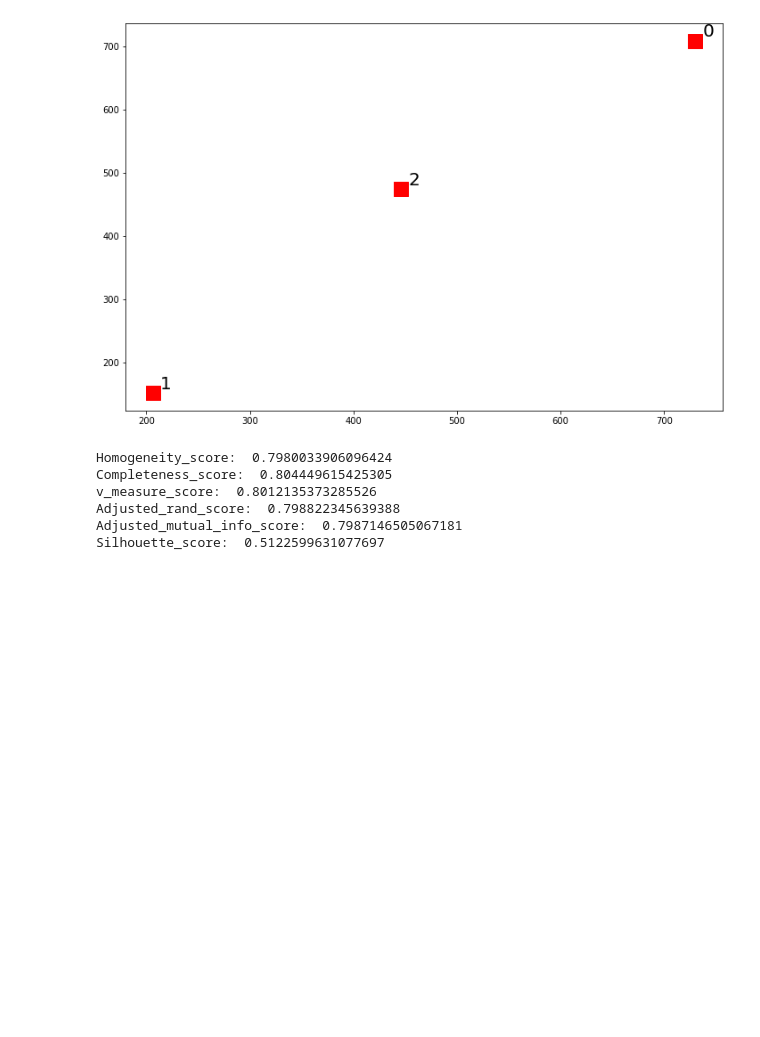
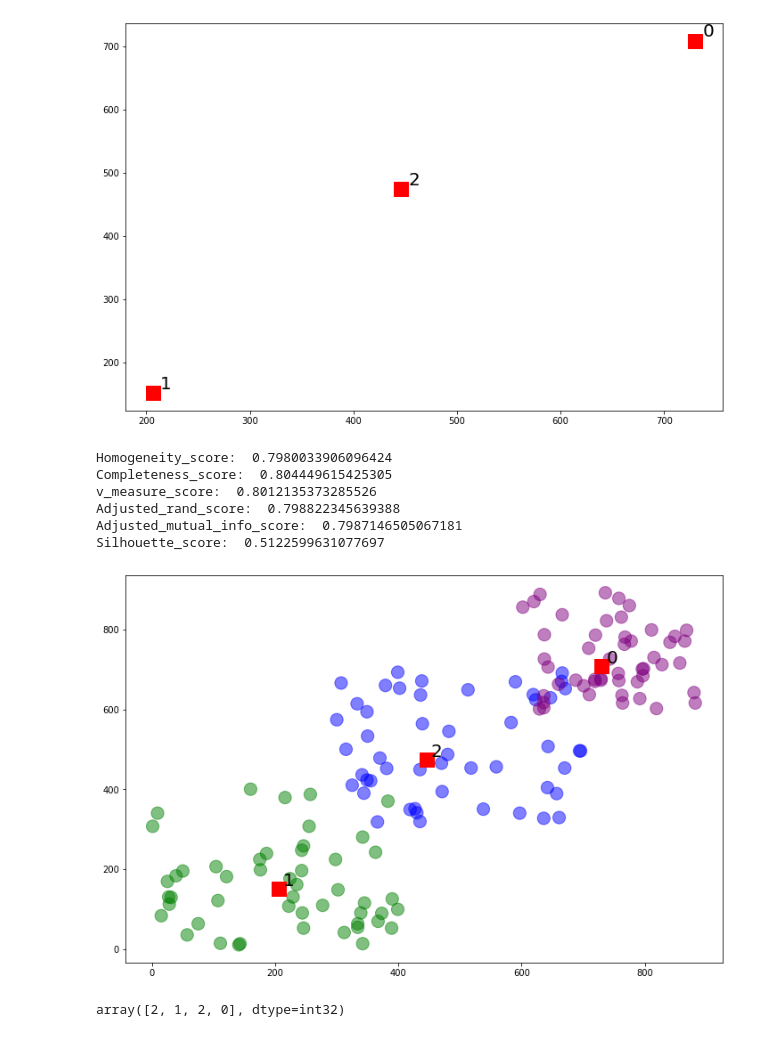
Before and after one commit to Arjunkalidas/data-scientifico, a Jupyter notebook: SimpleKMeansClustering_RandomData.ipynb, the cells around one changed output. Saved outputs shown, nothing was run; the diff lists cells and outputs as text; code cells hidden in the pictures; blank space fills up the shorter version.

```diff
--- a/SimpleKMeansClustering_RandomData.ipynb
+++ b/SimpleKMeansClustering_RandomData.ipynb
@@ -142,3 +160,17 @@ v_measure_score:  0.8012135373285526
 Adjusted_rand_score:  0.798822345639388
 Adjusted_mutual_info_score:  0.7987146505067181
 Silhouette_score:  0.5122599631077697
+# %%
+colors = ['green', 'blue', 'purple']
+
+plt.figure(figsize=(12,8))
+
+plt.scatter(df['data_x'], df['data_y'], c=df['labels'], s=200, cmap=matplotlib.colors.ListedColormap(colors),
+           alpha=0.5)
+
+plt.scatter(centroids[:,0], centroids[:,1], c='r', s=250, marker='s')
+
+for i in range(len(centroids)):
+    plt.annotate(i, (centroids[i][0] + 7, centroids[i][1] + 7), fontsize=20)
+# %% [output]
+[figure, added]
@@ -144,0 +184,4 @@ Silhouette_score:  0.5122599631077697
+# %%
+label_pred
+# %% [output]
+array([2, 1, 2, 0], dtype=int32)
```
Also changed, not shown: parts of 4 cells of this notebook, 7 other files.
